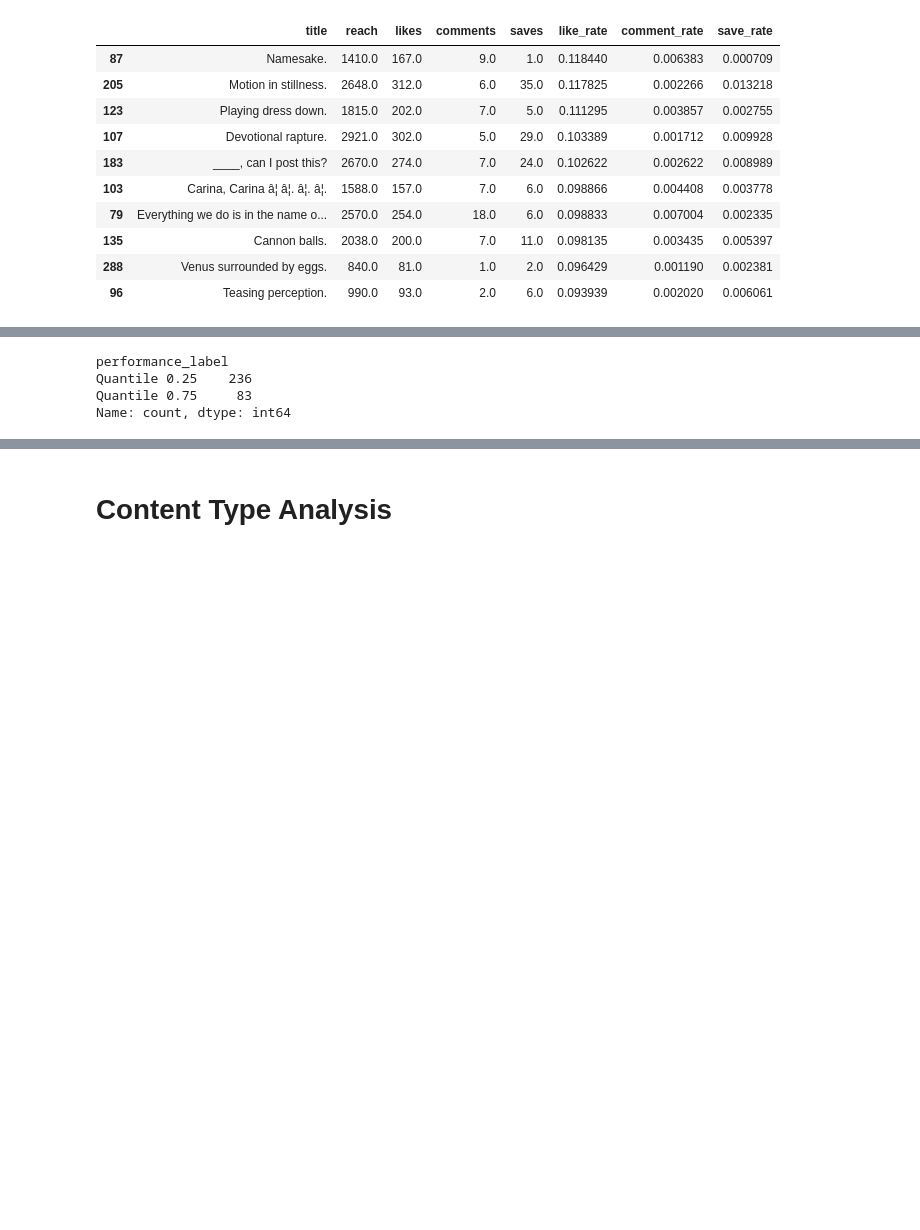
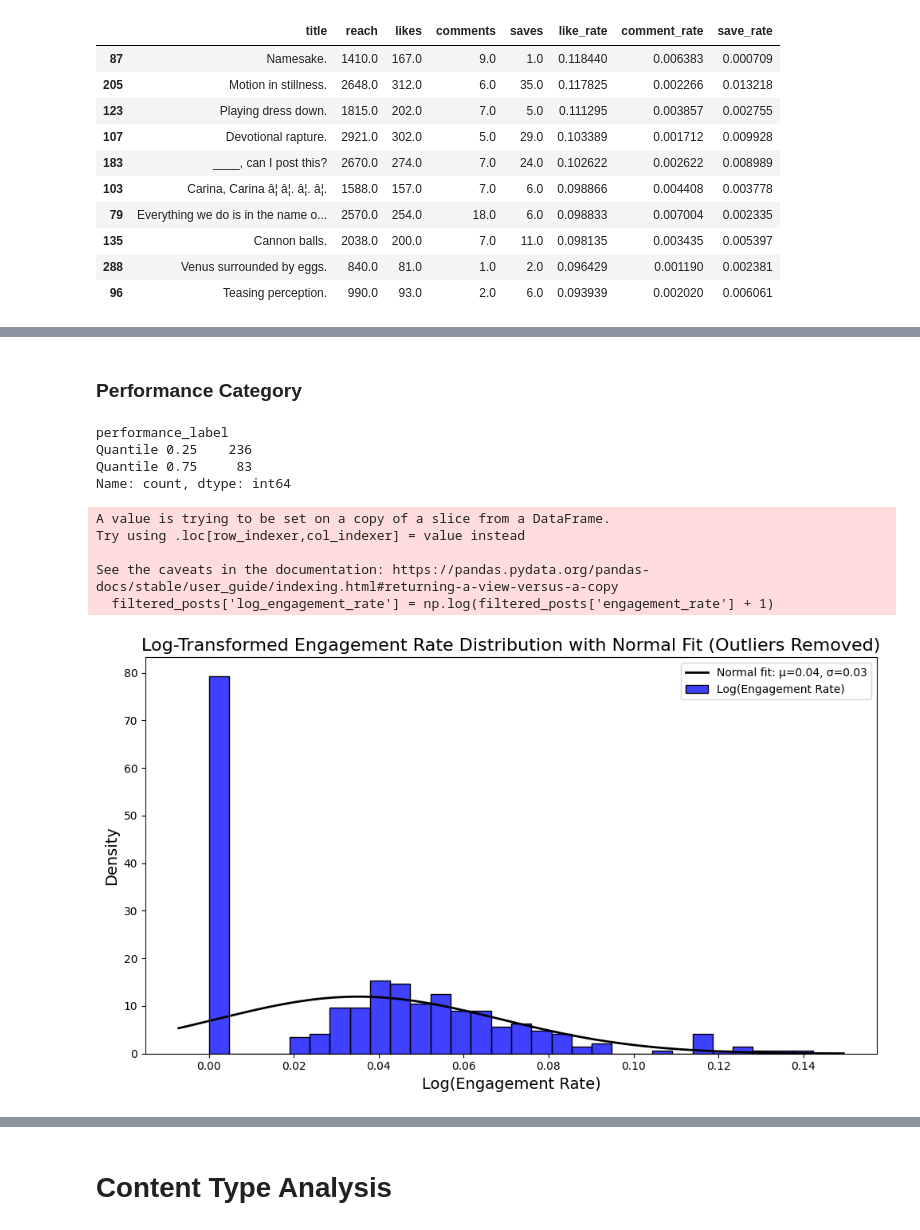
Before and after one commit to stefanmlrj/CarinaHardy-Instagram-Data-Analysis, a Jupyter notebook: insta-Project/notebooks/exploratory_analysis.ipynb, the cells around one changed output, grey strips where cells are left out. Drawn from its saved outputs; the diff is of its cells as text; code cells hidden in the pictures; blank space fills up the shorter version.

```diff
--- a/insta-Project/notebooks/exploratory_analysis.ipynb
+++ b/insta-Project/notebooks/exploratory_analysis.ipynb
@@ -193,3 +222,5 @@ top_posts[["title", "likes", "comments", "reach", "impressions", "engagement_rat
+# %% [markdown]
+### Performance Category
 # %%
 def label_performance(rate):
     if rate >= posts_enriched["engagement_rate"].quantile(0.75):
@@ -206,3 +237,39 @@ performance_label
 Quantile 0.25    236
 Quantile 0.75     83
 Name: count, dtype: int64
+# %%
+# Remove posts with extremely high engagement rates (outliers)
+threshold = posts_enriched['engagement_rate'].quantile(0.95)  # Choose a high quantile for removal
+filtered_posts = posts_enriched[posts_enriched['engagement_rate'] < threshold]
+
+# Apply log transformation to the filtered data
+filtered_posts['log_engagement_rate'] = np.log(filtered_posts['engagement_rate'] + 1)
+
+# Plot again with the filtered data
+plt.figure(figsize=(10, 6))
+sns.histplot(filtered_posts['log_engagement_rate'], bins=30, kde=False, color='blue', stat='density', label='Log(Engagement Rate)')
+
+# Fit a normal distribution to the log-transformed data
+mu, std = norm.fit(filtered_posts['log_engagement_rate'].dropna())
+
+# Plot the normal distribution fit
+xmin, xmax = plt.xlim()
+x = np.linspace(xmin, xmax, 100)
+p = norm.pdf(x, mu, std)
+plt.plot(x, p, 'k', linewidth=2, label=f'Normal fit: μ={mu:.2f}, σ={std:.2f}')
+
+# Add titles and labels
+plt.title('Log-Transformed Engagement Rate Distribution with Normal Fit (Outliers Removed)', fontsize=16)
+plt.xlabel('Log(Engagement Rate)', fontsize=14)
+plt.ylabel('Density', fontsize=14)
+plt.legend(loc='upper right')
+
+plt.tight_layout()
+plt.show()
+# %% [output]
+A value is trying to be set on a copy of a slice from a DataFrame.
+Try using .loc[row_indexer,col_indexer] = value instead
+
+See the caveats in the documentation: https://pandas.pydata.org/pandas-docs/stable/user_guide/indexing.html#returning-a-view-versus-a-copy
+  filtered_posts['log_engagement_rate'] = np.log(filtered_posts['engagement_rate'] + 1)
+[figure, added]
```
Also changed, not shown: parts of 20 cells of this notebook, 2 other files.
